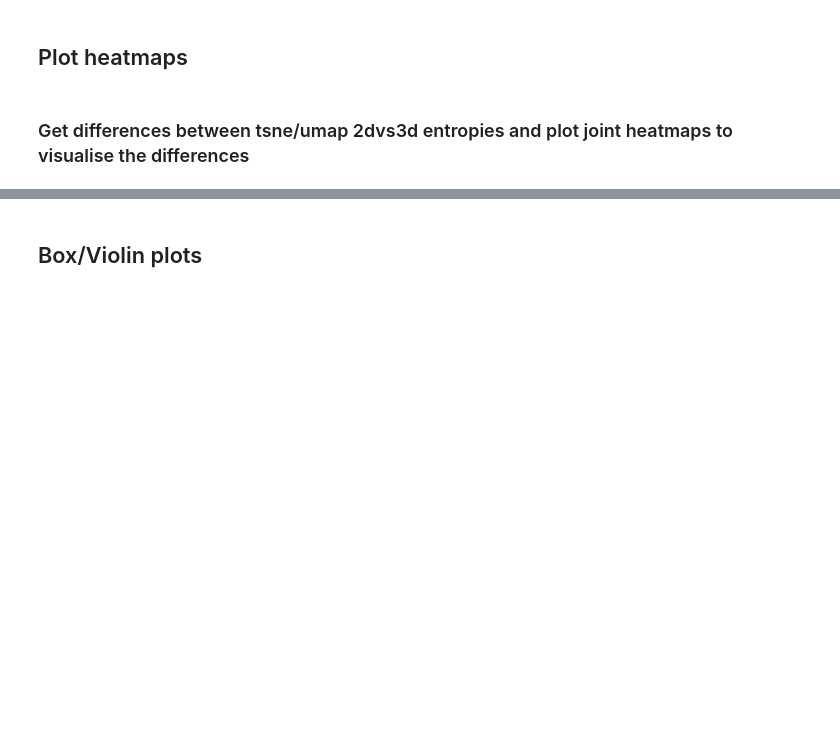
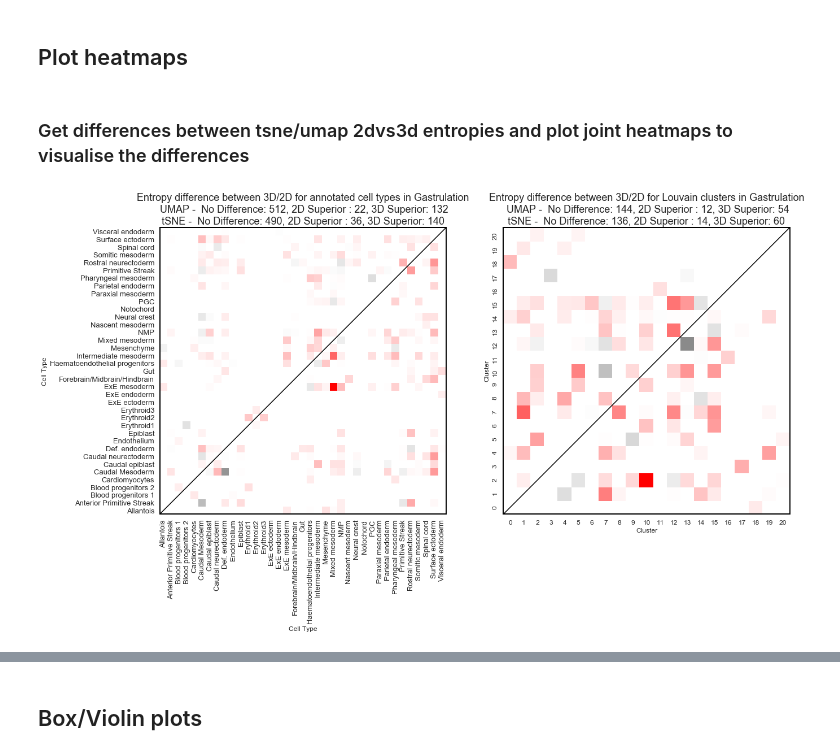
Before and after one commit to JohanRodhe/entropy_2dvs3d, a Jupyter notebook: rotating_grid.ipynb, the cells around one changed output, grey strips where cells are left out. Cells and saved outputs as stored; diff of their text form; code cells hidden in the pictures; blank space fills up the shorter version.

Commit message:
some figure changes

```diff
--- a/rotating_grid.ipynb
+++ b/rotating_grid.ipynb
@@ -457,54 +485,83 @@ def get_differences(path2d, path3d, group, fill_diagonal=True, index_offset=0):
+# %%
+#%matplotlib qt
+#cmap2 = sns.diverging_palette(h_neg=248, h_pos=11, s=90, l=45, sep=10, as_cmap=True, center="light")
+_, _, label_names, clusters = read2d("data/Gastrulation_Input_2D_TSNE.txt")
+celltypes_list = np.unique(label_names)
+celltypes_dict = dict([(x,y) for x,y in enumerate(sorted(set(celltypes_list)))])
+clusters_list = np.unique(clusters)
+clusters_dict = dict([(x,y) for x,y in enumerate(sorted(set(clusters_list)))])
+data = "gastrulation"
 # %%
-#%matplotlib qt
-#cmap2 = sns.diverging_palette(h_neg=248, h_pos=11, s=90, l=45, sep=10, as_cmap=True, center="light")
-_, _, label_names, clusters = read2d("Organogenesis_TSNE_2D_Input.txt")
-celltypes_list = np.unique(label_names)
-celltypes_dict = dict([(x,y) for x,y in enumerate(sorted(set(celltypes_list)))])
-clusters_list = np.unique(clusters)
-clusters_dict = dict([(x,y) for x,y in enumerate(sorted(set(clusters_list)))])
-data = "organogenesis"
+diff = get_differences("results/" + data + "_umap_celltypes_2d_entropies.csv", "results/" + data + "_umap_celltypes_3d_entropies.csv", celltypes_dict, fill_diagonal=False, index_offset=0)
+diff2 = get_differences("results/" + data + "_tsne_celltypes_2d_entropies.csv", "results/" + data + "_tsne_celltypes_3d_entropies.csv", celltypes_dict, fill_diagonal=False, index_offset=0)
 
-diff = get_differences("results/" + data + "_umap_celltypes_2d_entropies.csv", "results/" + data + "_umap_celltypes_3d_entropies.csv", celltypes_dict, fill_diagonal=True, index_offset=0)
-diff2 = get_differences("results/" + data + "_tsne_celltypes_2d_entropies.csv", "results/" + data + "_tsne_celltypes_3d_entropies.csv", celltypes_dict, fill_diagonal=True, index_offset=0)
+zeroes_diff = np.count_nonzero(np.array(diff == 0).flatten())
+lt_diff = np.count_nonzero(np.array(diff < 0).flatten())
+gt_diff = np.count_nonzero(np.array(diff > 0).flatten())
 
-diff3 = get_differences("results/" + data + "_umap_louvain_2d_entropies.csv", "results/" + data + "_umap_louvain_3d_entropies.csv", clusters_dict, fill_diagonal=True, index_offset=0)
-diff4 = get_differences("results/" + data + "_tsne_louvain_2d_entropies.csv", "results/" + data + "_tsne_louvain_3d_entropies.csv", clusters_dict, fill_diagonal=True, index_offset=0)
+zeroes_diff2 = np.count_nonzero(np.array(diff2 == 0).flatten())
+lt_diff2 = np.count_nonzero(np.array(diff2 < 0).flatten())
+gt_diff2 = np.count_nonzero(np.array(diff2 > 0).flatten())
 
 fig = plt.figure(figsize= (20,15))
 ax = fig.add_subplot(121, facecolor=(1,1,1), frameon=True)
 mine = np.nanmin(np.array(diff))
 maxe = np.nanmax(np.array(diff))
 extreme_value = max(abs(maxe), abs(mine))
 diff_tot = (diff2.fillna(0).T + diff.fillna(0))
 ax = sns.heatmap(diff_tot, xticklabels=celltypes_dict.values(), yticklabels=celltypes_dict.values(), vmin=-extreme_value, vmax=extreme_value,  square=True, cmap=cmap2, cbar=False)#, cmap=cmap)
 #ax = sns.heatmap(diff, xticklabels=d_ct.values(), yticklabels=d_ct.values(), vmin=-extreme_value, vmax=extreme_value, square=True, cmap=cmap2, cbar=False)#cbar_kws={"shrink": 0.5})#, cmap=cmap)
 ax.invert_yaxis()
-ax.tick_params(axis='both', which='major', labelsize=10)
+ax.set_xlabel("Cell Type")
+ax.set_ylabel("Cell Type")
+ax.tick_params(axis='both', which='major', labelsize=13)
 for _, spine in ax.spines.items():
     spine.set_color("black")
     spine.set_visible(True)
     spine.set_linewidth(2)
 # draw diagonal
 ax.plot((0,256), (0,256), c="black")
-plt.title("Difference in entropy between 3D and 2D for annotated cell types")
-ax2 = fig.add_subplot(122)#, facecolor=(1,1,1))
+plt.title("Entropy difference between 3D/2D for annotated cell types in " + data.capitalize() + "\n "
+          "UMAP -  No Difference: " + str(zeroes_diff) + ", 2D Superior : " + str(lt_diff) + ", 3D Superior: " + str(gt_diff) + "\n" +
+          "tSNE -  No Difference: " + str(zeroes_diff2) + ", 2D Superior : " + str(lt_diff2) + ", 3D Superior: " + str(gt_diff2), fontsize=18)
+print()
 
+diff3 = get_differences("results/" + data + "_umap_louvain_2d_entropies.csv", "results/" + data + "_umap_louvain_3d_entropies.csv", clusters_dict, fill_diagonal=True, index_offset=0)
+diff4 = get_differences("results/" + data + "_tsne_louvain_2d_entropies.csv", "results/" + data + "_tsne_louvain_3d_entropies.csv", clusters_dict, fill_diagonal=True, index_offset=0)
+
+zeroes_diff = np.count_nonzero(np.array(diff3 == 0).flatten())
+lt_diff = np.count_nonzero(np.array(diff3 < 0).flatten())
+gt_diff = np.count_nonzero(np.array(diff3 > 0).flatten())
+
+zeroes_diff2 = np.count_nonzero(np.array(diff4 == 0).flatten())
+lt_diff2 = np.count_nonzero(np.array(diff4 < 0).flatten())
+gt_diff2 = np.count_nonzero(np.array(diff4 > 0).flatten())
+
+
+#fig = plt.figure(figsize= (30,20))
+ax = fig.add_subplot(122, facecolor=(1,1,1), frameon=True)
 mine = np.nanmin(np.array(diff3))
 maxe = np.nanmax(np.array(diff3))
 extreme_value2 = max(abs(maxe), abs(mine))
 diff_tot = (diff4.fillna(0).T + diff3.fillna(0))
-ax2 = sns.heatmap(diff_tot, xticklabels=clusters_dict.values(), yticklabels=clusters_dict.values(), vmin=-extreme_value2, vmax=extreme_value2, square=True, cmap=cmap2, cbar=False)# cbar_kws = dict(use_gridspec=False,location="left", shrink=0.5))
+ax = sns.heatmap(diff_tot, xticklabels=clusters_dict.values(), yticklabels=clusters_dict.values(), vmin=-extreme_value2, vmax=extreme_value2, square=True, cmap=cmap2, cbar=False)# cbar_kws = dict(use_gridspec=False,location="left", shrink=0.5))
 
-ax2.invert_yaxis()
-#plt.xticks(rotation=65)
-ax2.tick_params(axis='both', which='major', labelsize=10)
-for _, spine in ax2.spines.items():
+ax.invert_yaxis()
+ax.set_xlabel("Cluster")
+ax.set_ylabel("Cluster")
+#plt.xticks(rotation=55)
+ax.tick_params(axis='both', which='major', labelsize=12)
+for _, spine in ax.spines.items():
     spine.set_color("black")
     spine.set_visible(True)
     spine.set_linewidth(2)
 # draw diagonal
-ax2.plot((0,256), (0,256), c="black")
+ax.plot((0,256), (0,256), c="black")
+plt.title("Entropy difference between 3D/2D for Louvain clusters in " + data.capitalize() + "\n "
+          "UMAP -  No Difference: " + str(zeroes_diff) + ", 2D Superior : " + str(lt_diff) + ", 3D Superior: " + str(gt_diff) + "\n" +
+          "tSNE -  No Difference: " + str(zeroes_diff2) + ", 2D Superior : " + str(lt_diff2) + ", 3D Superior: " + str(gt_diff2), fontsize=18)
+#plt.savefig("results/figures/heatmaps/diff_heatmap_louvain_" + data + ".png", bbox_inches='tight')
 
-
-plt.title("Difference in entropy between 3D and 2D for louvain clusters")
-plt.savefig("results/figures/heatmaps/diff_heatmaps_" + data + ".png", bbox_inches='tight')
+plt.savefig("results/figures/heatmaps/diff_heatmap_celltypes_" + data + ".png", bbox_inches='tight')
+# %% [output]
+[figure, added]
```
Also changed, not shown: parts of 8 cells of this notebook.
